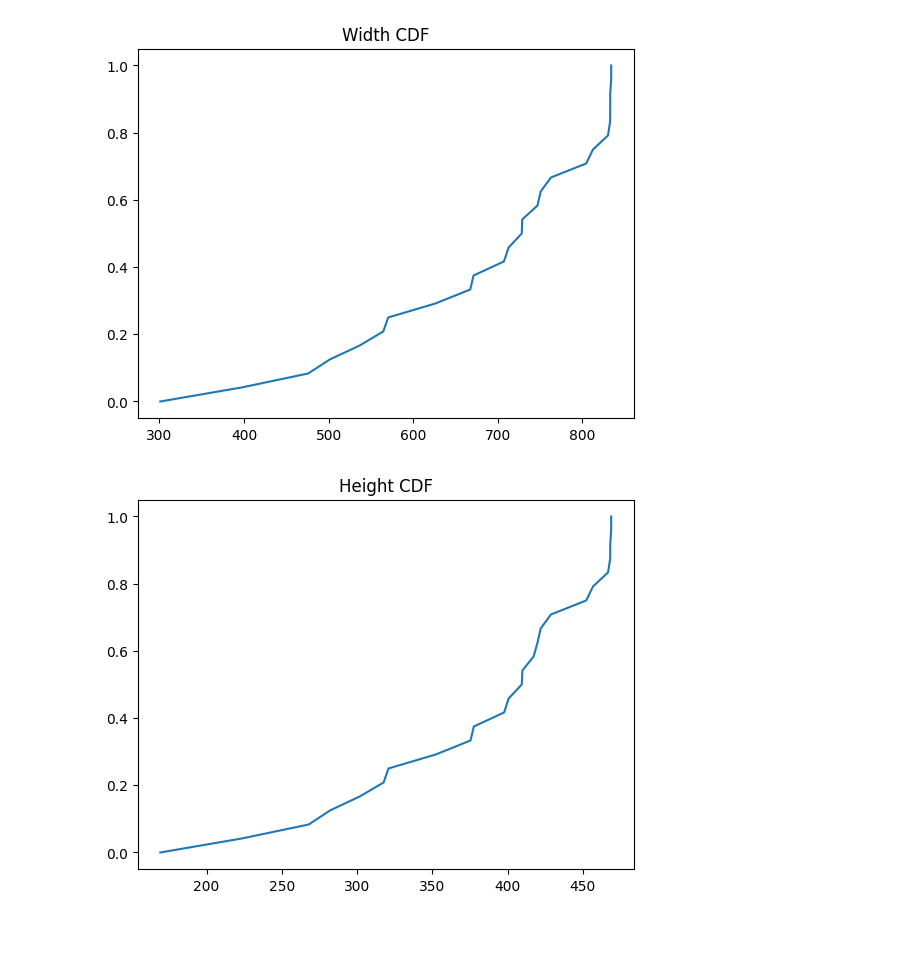
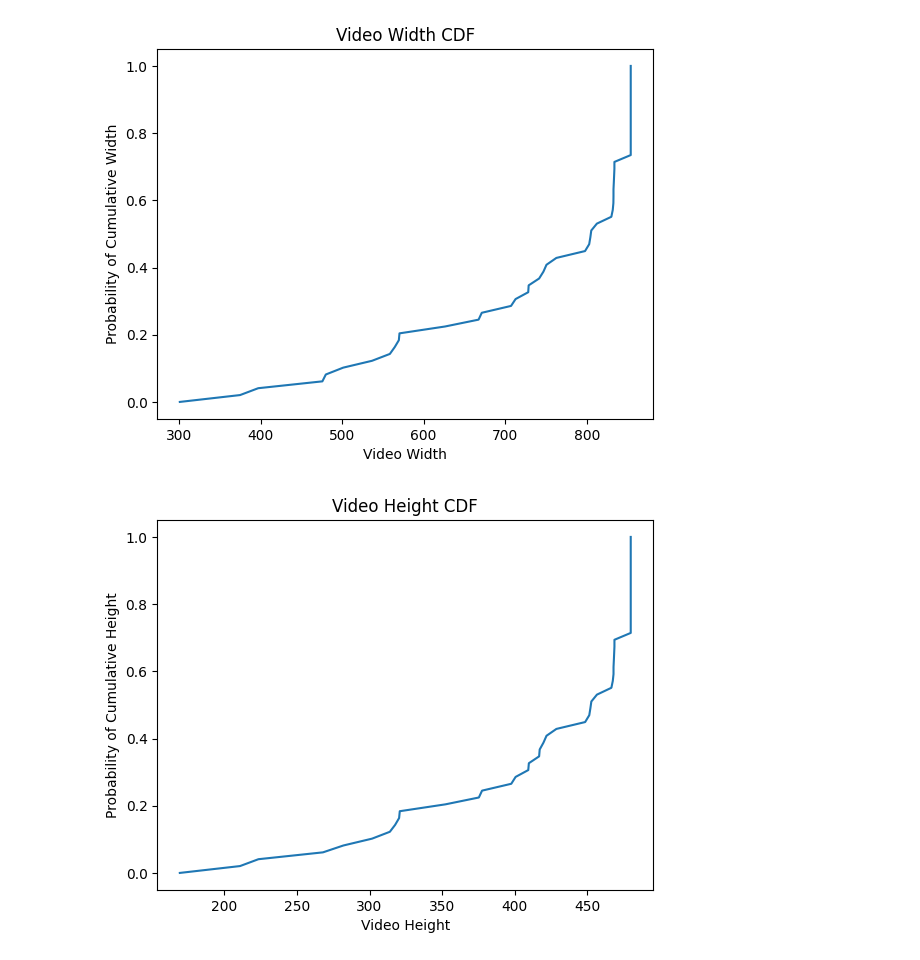
Before and after one commit to Sardell007/YoutubePerfMonitoring, a Jupyter notebook: CDF_Calculations.ipynb, the cells around one changed output. Saved outputs shown, nothing was run; the diff lists cells and outputs as text; code cells hidden in the pictures; blank space fills up the shorter version.

```diff
--- a/CDF_Calculations.ipynb
+++ b/CDF_Calculations.ipynb
@@ -4,7 +31,7 @@ import glob
 import numpy as np
 import matplotlib.pyplot as plt
 # %%
-csv_list = glob.glob("*.csv")
+csv_list = glob.glob("./AllData/Data/*.csv")
 # %%
 mean_resolution = []
 mean_fps = []
@@ -38,19 +65,23 @@ data_sorted = np.sort(mean_resolution[:, 0])
 p = 1. * np.arange(len(mean_resolution)) / (len(mean_resolution) - 1)
 
 plt.plot(data_sorted, p)
-plt.title("Width CDF")
+plt.xlabel("Video Width")
+plt.ylabel("Probability of Cumulative Width")
+plt.title("Video Width CDF")
 plt.show()
 # %% [output]
-[figure, old version]
+[figure, new version]
 # %%
 data_sorted = np.sort(mean_resolution[:, 1])
 p = 1. * np.arange(len(mean_resolution)) / (len(mean_resolution) - 1)
 
 plt.plot(data_sorted, p)
-plt.title("Height CDF")
+plt.xlabel("Video Height")
+plt.ylabel("Probability of Cumulative Height")
+plt.title("Video Height CDF")
 plt.show()
 # %% [output]
-[figure, old version]
+[figure, new version]
 # %%
 data_sorted = np.sort(mean_fps)
 p = 1. * np.arange(len(mean_fps)) / (len(mean_fps) - 1)
```
Also changed, not shown: parts of 28 cells of this notebook.
